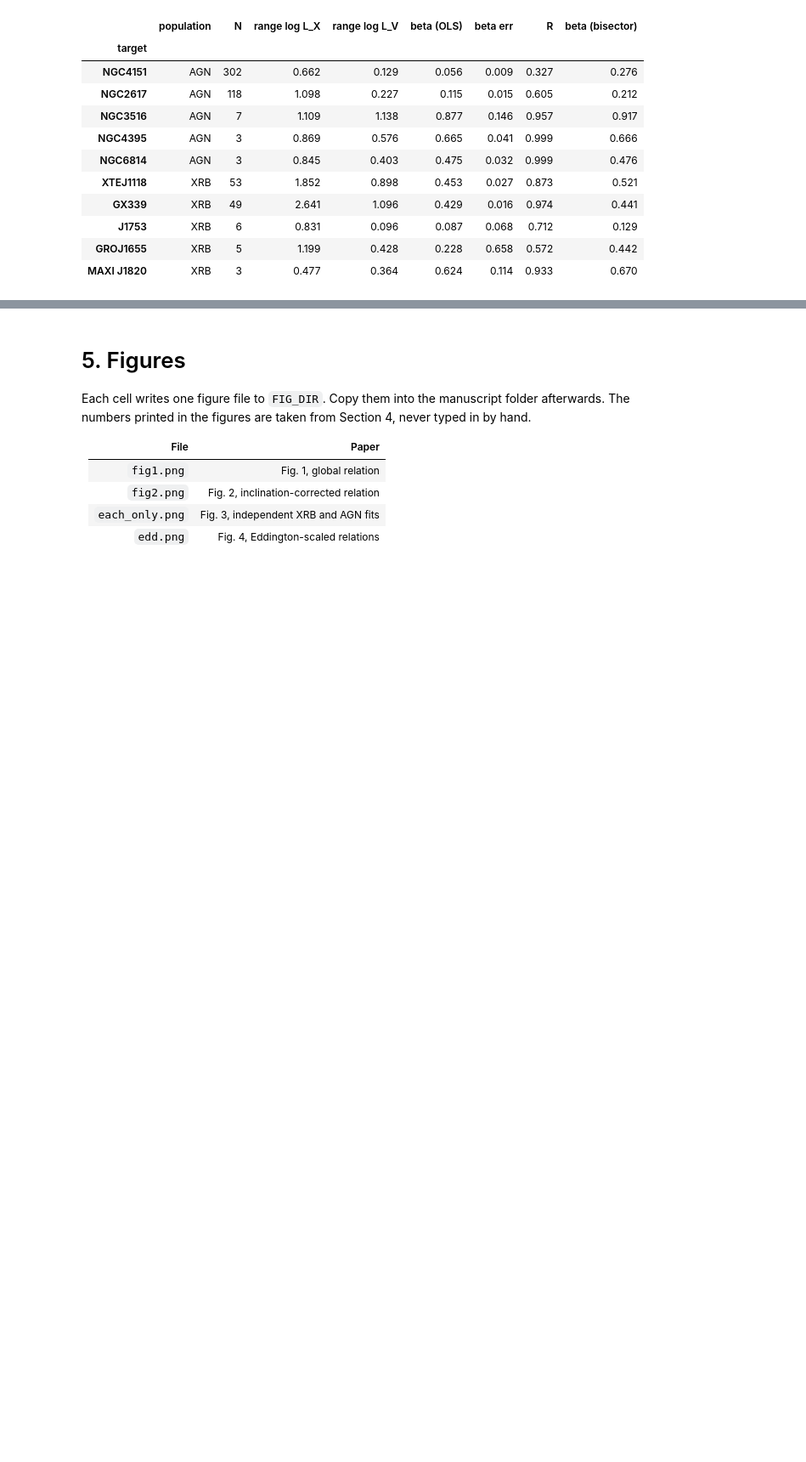
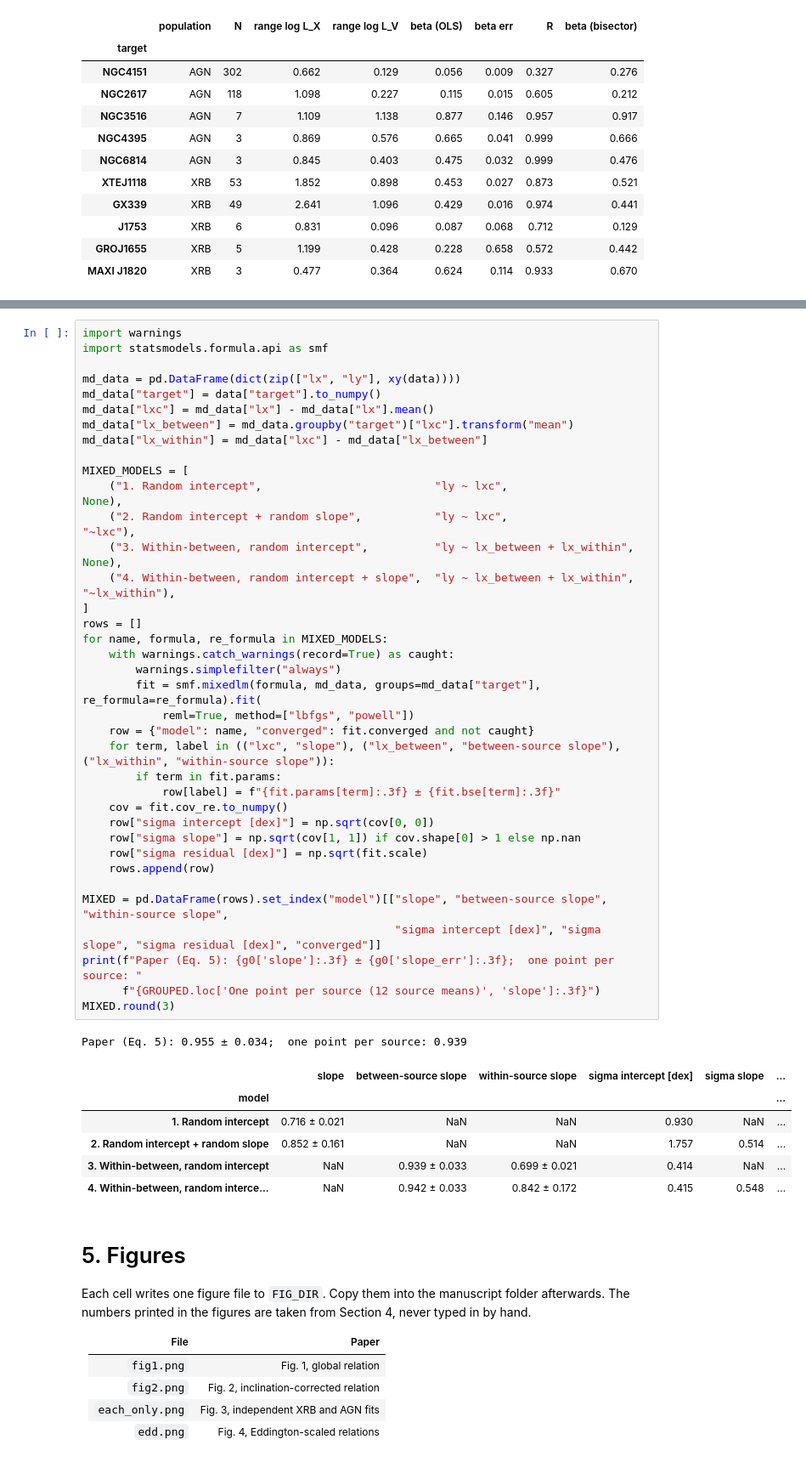
Before and after one commit to changhyun-cho/astrophysics, a Jupyter notebook: agn-xrb/correlations.ipynb, the cells around one changed output, grey strips where cells are left out. Shown at 85% size. Cells and saved outputs as stored; diff of their text form; blank space fills up the shorter version.

```diff
--- a/agn-xrb/correlations.ipynb
+++ b/agn-xrb/correlations.ipynb
@@ -504,3 +578,48 @@ PER_SOURCE.round(3)
+# %%
+import warnings
+import statsmodels.formula.api as smf
+
+md_data = pd.DataFrame(dict(zip(["lx", "ly"], xy(data))))
+md_data["target"] = data["target"].to_numpy()
+md_data["lxc"] = md_data["lx"] - md_data["lx"].mean()
+md_data["lx_between"] = md_data.groupby("target")["lxc"].transform("mean")
+md_data["lx_within"] = md_data["lxc"] - md_data["lx_between"]
+
+MIXED_MODELS = [
+    ("1. Random intercept",                          "ly ~ lxc",                    None),
+    ("2. Random intercept + random slope",           "ly ~ lxc",                    "~lxc"),
+    ("3. Within-between, random intercept",          "ly ~ lx_between + lx_within", None),
+    ("4. Within-between, random intercept + slope",  "ly ~ lx_between + lx_within", "~lx_within"),
+]
+rows = []
+for name, formula, re_formula in MIXED_MODELS:
+    with warnings.catch_warnings(record=True) as caught:
+        warnings.simplefilter("always")
+        fit = smf.mixedlm(formula, md_data, groups=md_data["target"], re_formula=re_formula).fit(
+            reml=True, method=["lbfgs", "powell"])
+    row = {"model": name, "converged": fit.converged and not caught}
+    for term, label in (("lxc", "slope"), ("lx_between", "between-source slope"), ("lx_within", "within-source slope")):
+        if term in fit.params:
+            row[label] = f"{fit.params[term]:.3f} ± {fit.bse[term]:.3f}"
+    cov = fit.cov_re.to_numpy()
+    row["sigma intercept [dex]"] = np.sqrt(cov[0, 0])
+    row["sigma slope"] = np.sqrt(cov[1, 1]) if cov.shape[0] > 1 else np.nan
+    row["sigma residual [dex]"] = np.sqrt(fit.scale)
+    rows.append(row)
+
+MIXED = pd.DataFrame(rows).set_index("model")[["slope", "between-source slope", "within-source slope",
+                                               "sigma intercept [dex]", "sigma slope", "sigma residual [dex]", "converged"]]
+print(f"Paper (Eq. 5): {g0['slope']:.3f} ± {g0['slope_err']:.3f};  one point per source: "
+      f"{GROUPED.loc['One point per source (12 source means)', 'slope']:.3f}")
+MIXED.round(3)
+# %% [output]
+Paper (Eq. 5): 0.955 ± 0.034;  one point per source: 0.939
+|  | slope | between-source slope | within-source slope | sigma intercept [dex] | sigma slope | ... |
+| model |  |  |  |  |  | ... |
+| 1. Random intercept | 0.716 ± 0.021 | NaN | NaN | 0.930 | NaN | ... |
+| 2. Random intercept + random slope | 0.852 ± 0.161 | NaN | NaN | 1.757 | 0.514 | ... |
+| 3. Within-between, random intercept | NaN | 0.939 ± 0.033 | 0.699 ± 0.021 | 0.414 | NaN | ... |
+| 4. Within-between, random interce... | NaN | 0.942 ± 0.033 | 0.842 ± 0.172 | 0.415 | 0.548 | ... |
 # %% [markdown]
 # 5. Figures
 
```
Also changed, not shown: parts of 5 cells of this notebook.
